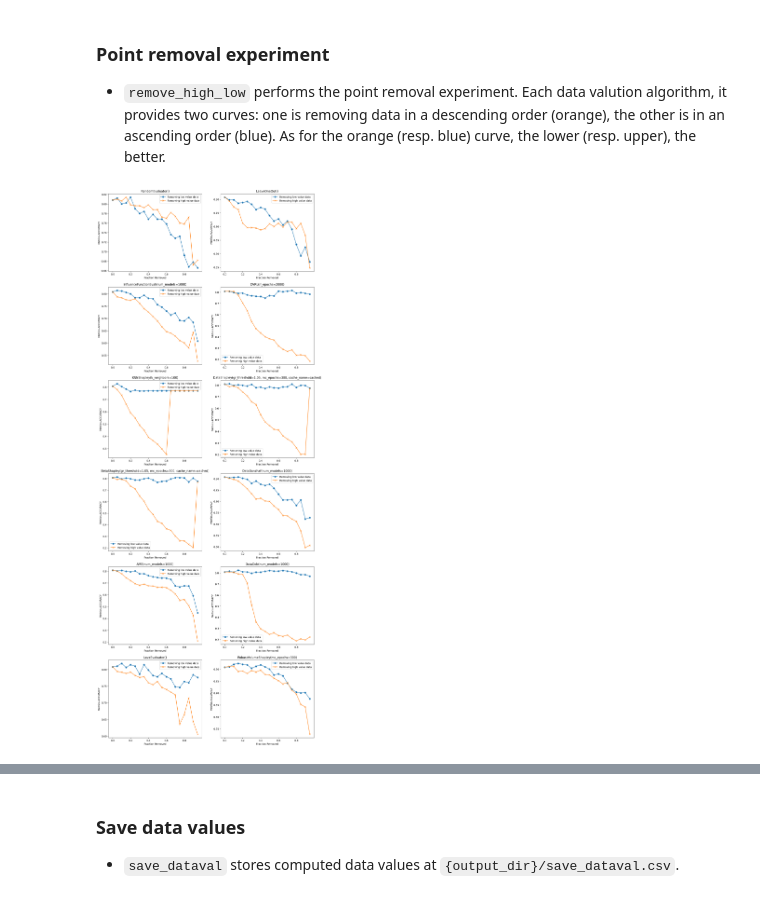
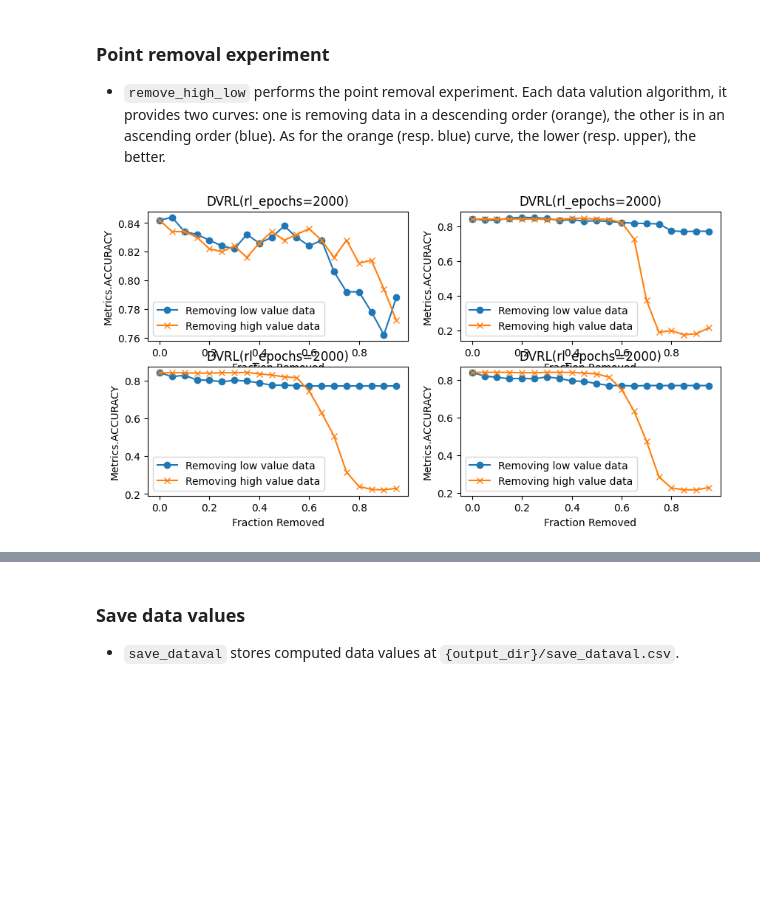
Before and after one commit to heblol/opendataval, a Jupyter notebook: examples/adult_classification.ipynb, the cells around one changed output, grey strips where cells are left out. Cells and saved outputs as stored; diff of their text form; code cells hidden in the pictures; blank space fills up the shorter version.

```diff
--- a/examples/adult_classification.ipynb
+++ b/examples/adult_classification.ipynb
@@ -36,7 +78,7 @@ The following code cell demonstrates how to set up `ExperimentMediator` with a p
 # %%
 dataset_name = "adult"
 train_count, valid_count, test_count = 1000, 100, 500
-noise_rate = 0.2
+noise_rate = 0.0
 noise_kwargs = {'noise_rate': noise_rate}
 model_name = "sklogreg"
 metric_name = "accuracy"
@@ -63,18 +110,21 @@ A full list of registered datasets can be found [here](https://github.com/openda
 `opendataval` provides various state-of-the-art data valuation algorithms. `ExperimentMediator.compute_data_values()` computes data values.
 # %%
 data_evaluators = [
-    RandomEvaluator(),
-    LeaveOneOut(), # leave one out
-    InfluenceSubsample(num_models=1000), # influence function
+    # RandomEvaluator(),
+    # LeaveOneOut(), # leave one out
+    # InfluenceSubsample(num_models=1000), # influence function
     DVRL(rl_epochs=2000), # Data valuation using Reinforcement Learning
-    KNNShapley(k_neighbors=valid_count), # KNN-Shapley
-    DataShapley(gr_threshold=1.05, mc_epochs=300, cache_name=f"cached"), # Data-Shapley
-    BetaShapley(gr_threshold=1.05, mc_epochs=300, cache_name=f"cached"), # Beta-Shapley
-    DataBanzhaf(num_models=1000), # Data-Banzhaf
-    AME(num_models=1000), # Average Marginal Effects
-    DataOob(num_models=1000), # Data-OOB
-    LavaEvaluator(),
-    RobustVolumeShapley(mc_epochs=300)
+    DVRL(rl_epochs=2000), # Data valuation using Reinforcement Learning
+    DVRL(rl_epochs=2000), # Data valuation using Reinforcement Learning
+    DVRL(rl_epochs=2000), # Data valuation using Reinforcement Learning
+    # KNNShapley(k_neighbors=valid_count), # KNN-Shapley
+    # DataShapley(gr_threshold=1.05, cache_name=f"cached"), # Data-Shapley
+    # BetaShapley(gr_threshold=1.05, mc_epochs=300, cache_name=f"cached"), # Beta-Shapley
+    # DataBanzhaf(num_models=1000), # Data-Banzhaf
+    # AME(num_models=1000), # Average Marginal Effects
+    # DataOob(num_models=1000), # Data-OOB
+    # LavaEvaluator(),
+    # RobustVolumeShapley(mc_epochs=300)
 ]
 # %%
 %%time
@@ -149,9 +232,10 @@ df, fig = exper_med.plot(discover_corrupted_sample, fig, col=2, save_output=True
 ### Point removal experiment
 - `remove_high_low` performs the point removal experiment. Each data valution algorithm, it provides two curves: one is removing data in a descending order (orange), the other is in an ascending order (blue). As for the orange (resp. blue) curve, the lower (resp. upper), the better.
 # %%
-fig = plt.figure(figsize=(15, 40))
+# fig = plt.figure(figsize=(15, 40))
+fig = plt.figure(figsize=(10, 5))
 df_resp, fig = exper_med.plot(remove_high_low, fig, col=2, save_output=True)
 # %% [output]
-[figure, old version]
+[figure, new version]
 # %%
 df_resp # it provides complete information for generating point-removal experiment figures.
```
Also changed, not shown: parts of 13 cells of this notebook, 3 other files.
